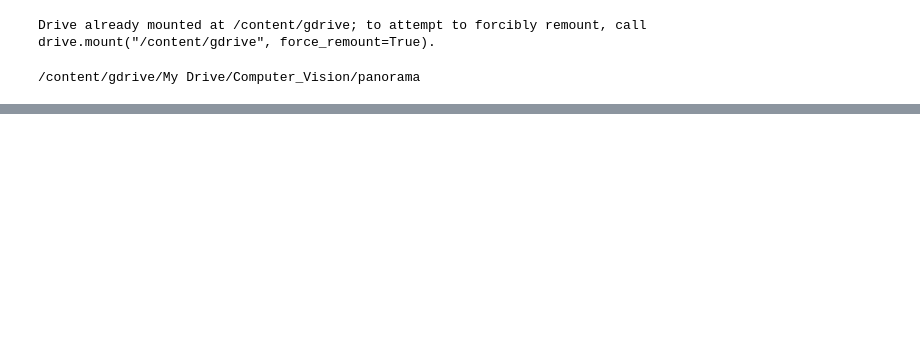
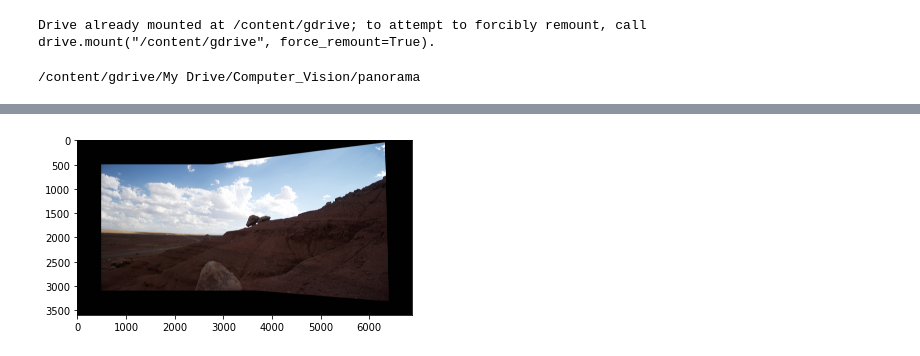
Before and after one commit to vimalkumarasamy/computer_vision, a Jupyter notebook: Panorama.ipynb, the cells around one changed output, grey strips where cells are left out. Saved outputs shown, nothing was run; the diff lists cells and outputs as text; code cells hidden in the pictures; blank space fills up the shorter version.

```diff
--- a/Panorama.ipynb
+++ b/Panorama.ipynb
@@ -121,0 +160,6 @@ Right image Warped
+# %%
+stitch=stitch_images(out,img_1)
+plt.imshow(stitch)
+plt.show()
+# %% [output]
+[figure, added]
```
Also changed, not shown: parts of 6 cells of this notebook.
